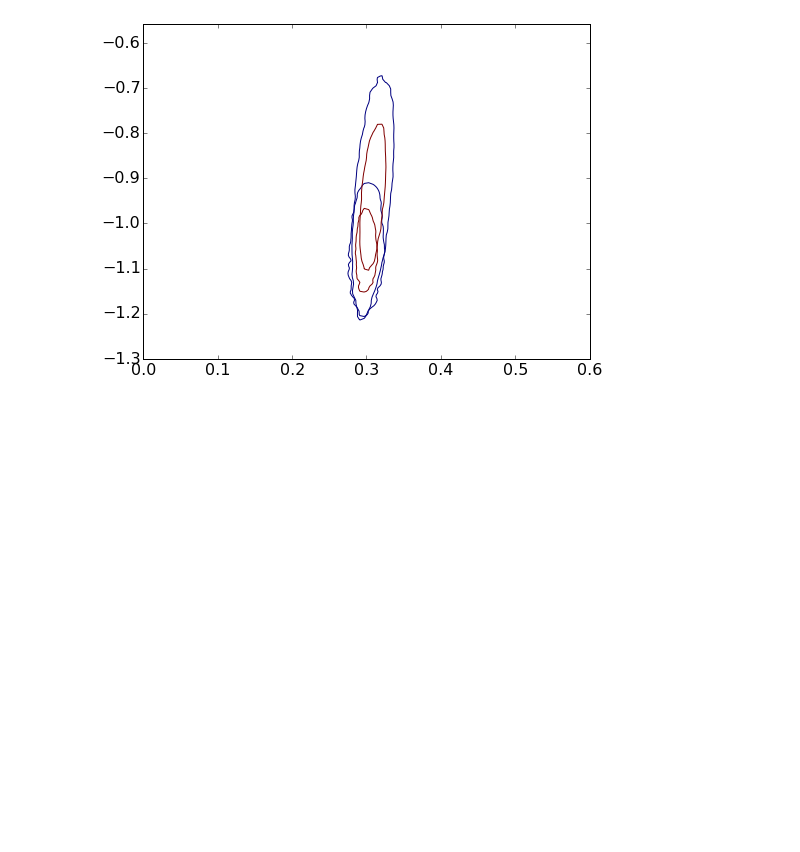
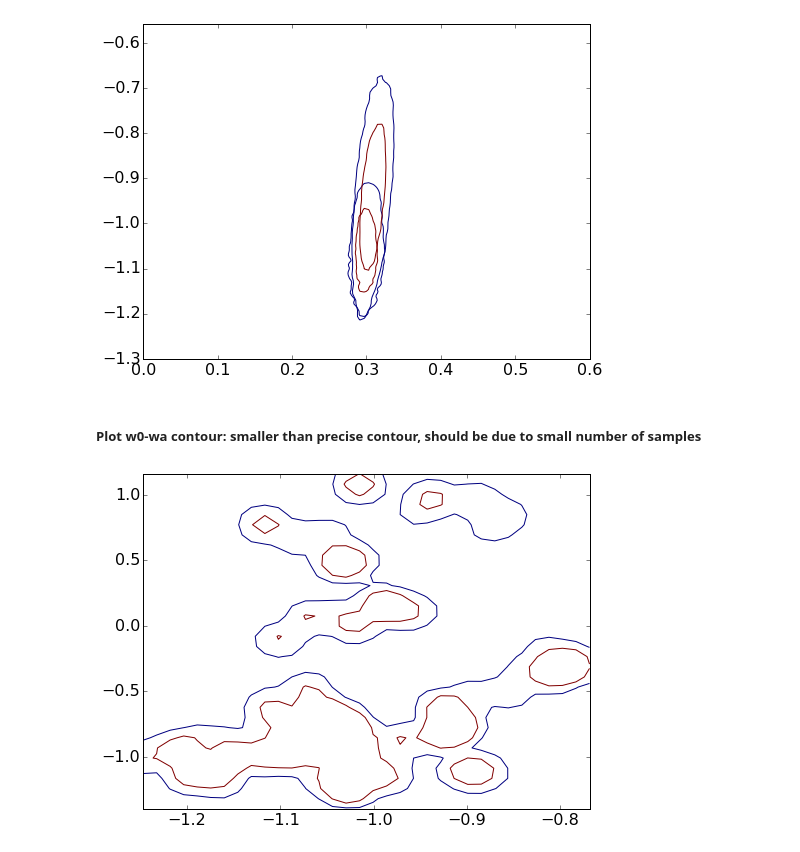
Before and after one commit to xiaodongli1986/2PCF_AP, a Jupyter notebook: TPCF_Plot_Contour.ipynb, the cells around one changed output. Cells and saved outputs as stored; diff of their text form; code cells hidden in the pictures; blank space fills up the shorter version.

```diff
--- a/TPCF_Plot_Contour.ipynb
+++ b/TPCF_Plot_Contour.ipynb
@@ -171,3 +238,21 @@ rlt = ax.contour(X,Y,pts,cnt, label='Approximate 2pCF')
 #ax.legend(loc='best')
 # %% [output]
 [figure]
+# %% [markdown]
+##### Plot w0-wa contour: smaller than precise contour, should be due to small number of samples
+# %%
+fig, ax = figax()
+
+for file1 in [
+              #'/home/xiaodongli/software/cosmomcs/12Oct_generic/plot_data/cpl_ap',
+              #'/home/xiaodongli/software/cosmomcs/12Oct_generic/plot_data/cpl_ap_post_bossdr9_planck',
+              '/home/xiaodongli/software/cosmomcs/12Oct_generic/plot_data/cpl_bossdr9_planck',
+              #'/home/xiaodongli/software/cosmomcs/12Oct_generic/plot_data/wcdm_ap_ok',
+              ]:
+    pts = np.loadtxt(file1+'_2D_4_3')
+    X = Xfromdata(np.loadtxt(file1+'_p3.dat'))
+    Y = Xfromdata(np.loadtxt(file1+'_p4.dat'))
+    cnt = np.loadtxt(file1+'_2D_4_3_cont')
+    rlt = ax.contour(X,Y,pts,cnt)
+# %% [output]
+[figure, added]
```
Also changed, not shown: parts of 4 cells of this notebook, 13 other files.
